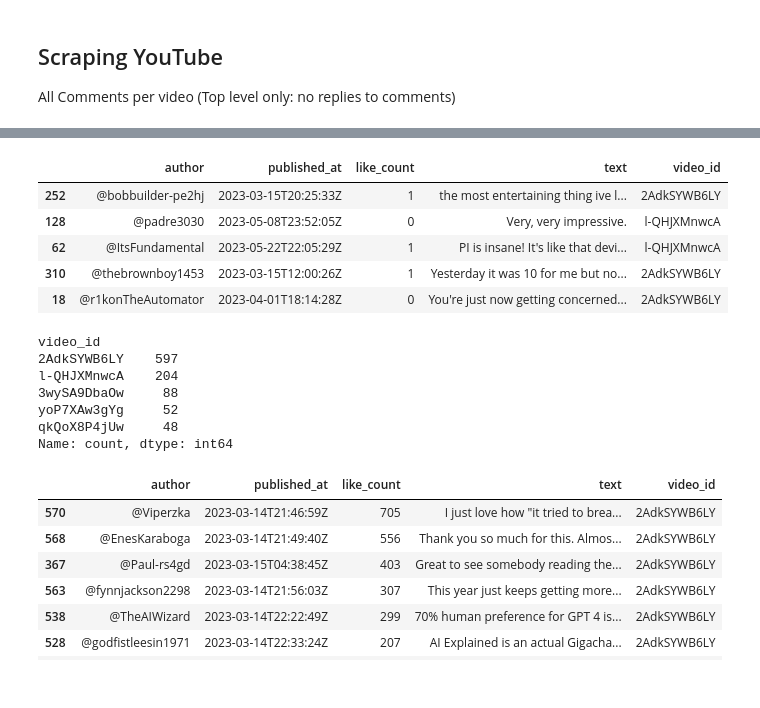
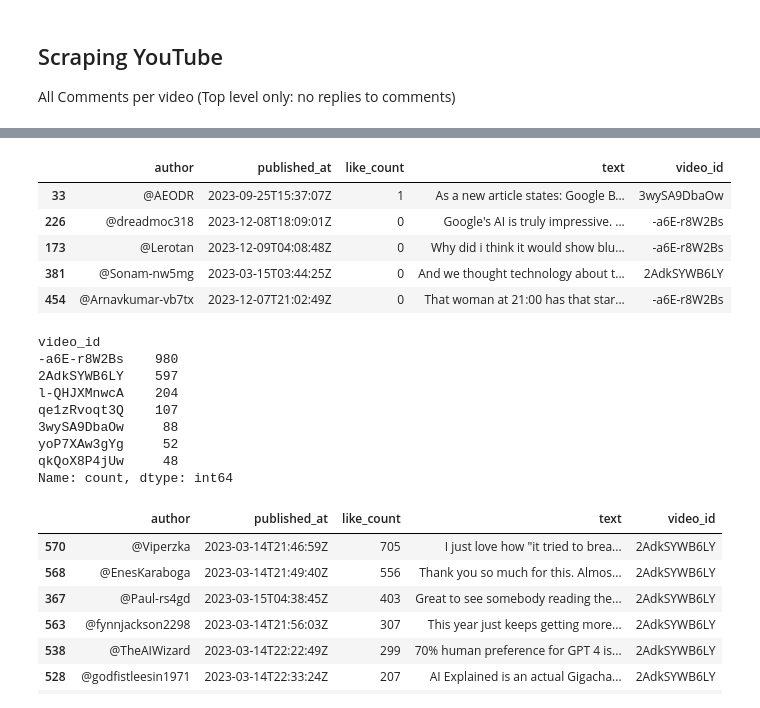
Before and after one commit to mindyng/2023-Business-Projects, a Jupyter notebook: sentiment-analysis-on-llm-chatbots.ipynb, the cells around one changed output, grey strips where cells are left out. Cells and saved outputs as stored; diff of their text form; code cells hidden in the pictures.

```diff
--- a/sentiment-analysis-on-llm-chatbots.ipynb
+++ b/sentiment-analysis-on-llm-chatbots.ipynb
@@ -266,30 +282,32 @@ def getcomments(video):
 # %%
 # Get all chatbot comments from YouTube
 
-# vids = [chatGPT, Claude, Bard, Bing Chat, Pi]
-vids = ["2AdkSYWB6LY", "yoP7XAw3gYg", "3wySA9DbaOw", "qkQoX8P4jUw", "l-QHJXMnwcA"]
+# vids = [ChatGPT, ChatGPT, Claude, Bard, Bing Chat, Pi]
+vids = ["2AdkSYWB6LY", "qe1zRvoqt3Q", "yoP7XAw3gYg", "-a6E-r8W2Bs", "3wySA9DbaOw", "qkQoX8P4jUw", "l-QHJXMnwcA"]
 
 df = pd.DataFrame()
 vids_df = []
 for v in vids:
     df2 = getcomments(v)
     vids_df.append(df2)
     df = pd.concat([df, df2]) # Combine all df's together into one big dataframe
 
 df.sample(5)
 # %% [output]
 |  | author | published_at | like_count | text | video_id |
-| 252 | @bobbuilder-pe2hj | 2023-03-15T20:25:33Z | 1 | the most entertaining thing ive l... | 2AdkSYWB6LY |
-| 128 | @padre3030 | 2023-05-08T23:52:05Z | 0 | Very, very impressive. | l-QHJXMnwcA |
-| 62 | @ItsFundamental | 2023-05-22T22:05:29Z | 1 | PI is insane! It's like that devi... | l-QHJXMnwcA |
-| 310 | @thebrownboy1453 | 2023-03-15T12:00:26Z | 1 | Yesterday it was 10 for me but no... | 2AdkSYWB6LY |
-| 18 | @r1konTheAutomator | 2023-04-01T18:14:28Z | 0 | You're just now getting concerned... | 2AdkSYWB6LY |
+| 33 | @AEODR | 2023-09-25T15:37:07Z | 1 | As a new article states: Google B... | 3wySA9DbaOw |
+| 226 | @dreadmoc318 | 2023-12-08T18:09:01Z | 0 | Google's AI is truly impressive. ... | -a6E-r8W2Bs |
+| 173 | @Lerotan | 2023-12-09T04:08:48Z | 0 | Why did i think it would show blu... | -a6E-r8W2Bs |
+| 381 | @Sonam-nw5mg | 2023-03-15T03:44:25Z | 0 | And we thought technology about t... | 2AdkSYWB6LY |
+| 454 | @Arnavkumar-vb7tx | 2023-12-07T21:02:49Z | 0 | That woman at 21:00 has that star... | -a6E-r8W2Bs |
 # %%
 df['video_id'].value_counts()
 # %% [output]
 video_id
+-a6E-r8W2Bs    980
 2AdkSYWB6LY    597
 l-QHJXMnwcA    204
+qe1zRvoqt3Q    107
 3wySA9DbaOw     88
 yoP7XAw3gYg     52
 qkQoX8P4jUw     48
```
Also changed, not shown: parts of 27 cells of this notebook.
